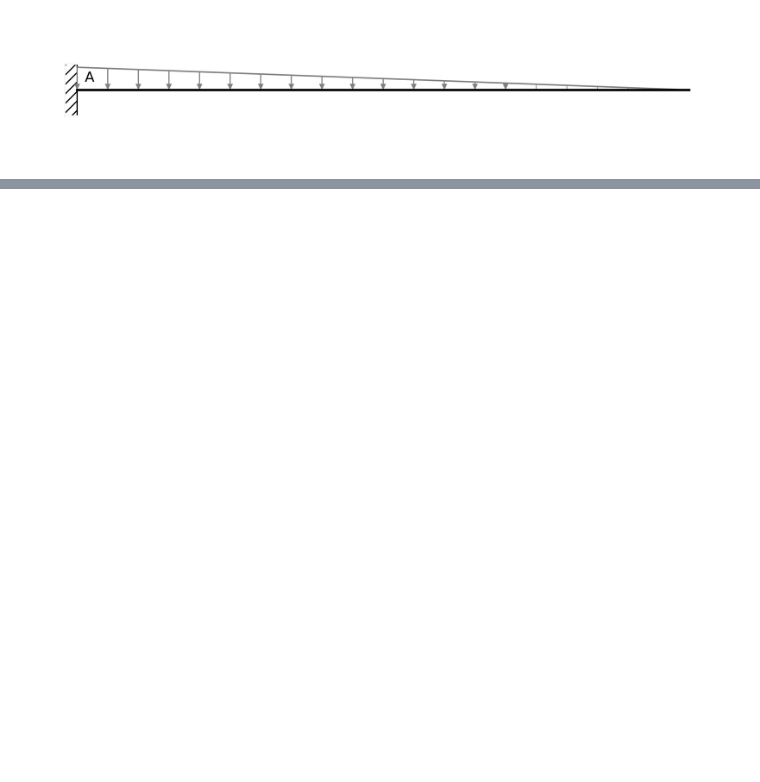
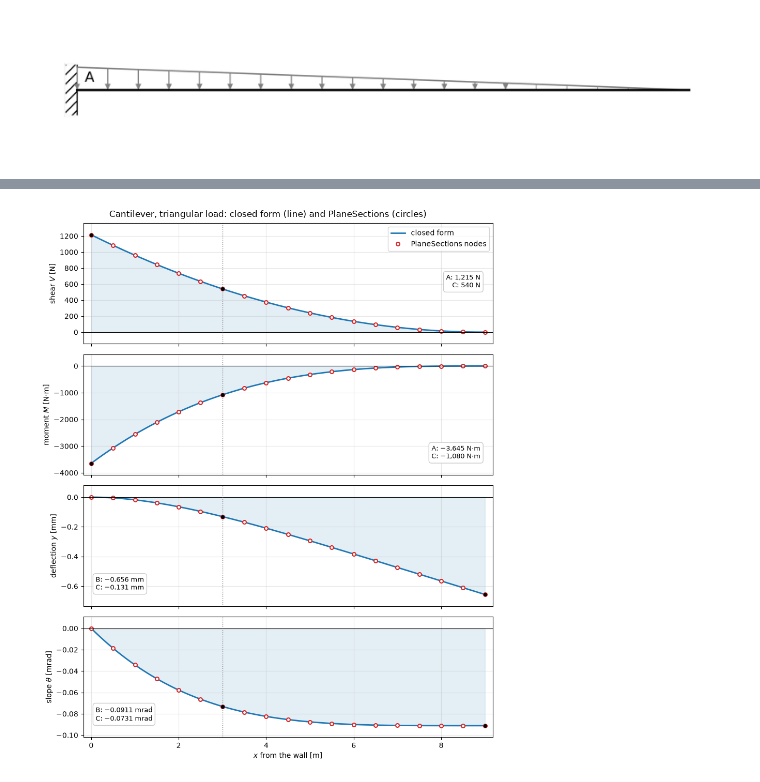
Before and after one commit to thomastron/Mechanical-Engineering-Python, a Jupyter notebook: Cantilever_Beam_Analysis_Triangular_Load.ipynb, the cells around one changed output, grey strips where cells are left out. Saved outputs shown, nothing was run; the diff lists cells and outputs as text; code cells hidden in the pictures; blank space fills up the shorter version.

```diff
--- a/Cantilever_Beam_Analysis_Triangular_Load.ipynb
+++ b/Cantilever_Beam_Analysis_Triangular_Load.ipynb
@@ -407,0 +406,37 @@ Agrees with the closed form to better than 1e-6 relative.
+# %%
+xf = np.linspace(0, L, 400)
+sub = r.iloc[::5]
+panels = [   # column, closed form, scale, axis label, number format, where the value box goes
+    ("V", V_cf, 1.0, "shear $V$ [N]", "{:,.0f} N", (0.97, 0.45, "right")),
+    ("M", M_cf, 1.0, "moment $M$ [N·m]", "{:,.0f} N·m", (0.97, 0.12, "right")),
+    ("y", y_cf, 1e3, "deflection $y$ [mm]", "{:.3f} mm", (0.03, 0.12, "left")),
+    ("theta", th_cf, 1e3, r"slope $\theta$ [mrad]", "{:.4f} mrad", (0.03, 0.12, "left")),
+]
+
+fig, axes = plt.subplots(4, 1, figsize=(9, 11), sharex=True)
+for ax, (col, f, k, ylab, fmt, (bx, by, ha)) in zip(axes, panels):
+    yf = k * f(xf)
+    ax.plot(xf, yf, color="C0", lw=2, label="closed form")
+    ax.fill_between(xf, yf, color="C0", alpha=0.12)
+    ax.plot(sub["x"], k * sub[col], "o", ms=5, mfc="white", mec="C3", mew=1.5,
+            label="PlaneSections nodes")
+    ax.axhline(0, color="black", lw=0.8)
+    ax.axvline(x_C, color="grey", ls=":", lw=1)
+    ax.set_ylabel(ylab)
+    ax.grid(alpha=0.3)
+    ax.margins(x=0.02, y=0.12)
+    # mark the governing value (root for V and M, tip for y and theta) and the value at C,
+    # and list both in a box in an empty corner of the panel
+    x_gov, name = (0.0, "A") if col in ("V", "M") else (L, "B")
+    ax.plot([x_gov, x_C], [k * f(x_gov), k * f(x_C)], "o", color="black", ms=4, zorder=3)
+    lines = [f"{p}: " + fmt.format(k * f(xp)).replace("-", "−") for p, xp in ((name, x_gov), ("C", x_C))]
+    ax.text(bx, by, "\n".join(lines), transform=ax.transAxes, ha=ha, va="bottom", fontsize=9,
+            bbox=dict(boxstyle="round,pad=0.4", fc="white", ec="0.8"))
+
+axes[0].legend(loc="upper right")
+fig.suptitle("Cantilever, triangular load: closed form (line) and PlaneSections (circles)")
+axes[-1].set_xlabel("$x$ from the wall [m]")
+plt.tight_layout()
+plt.show()
+# %% [output]
+[figure, added]
```
Also changed, not shown: parts of 54 cells of this notebook, 3 other files.
